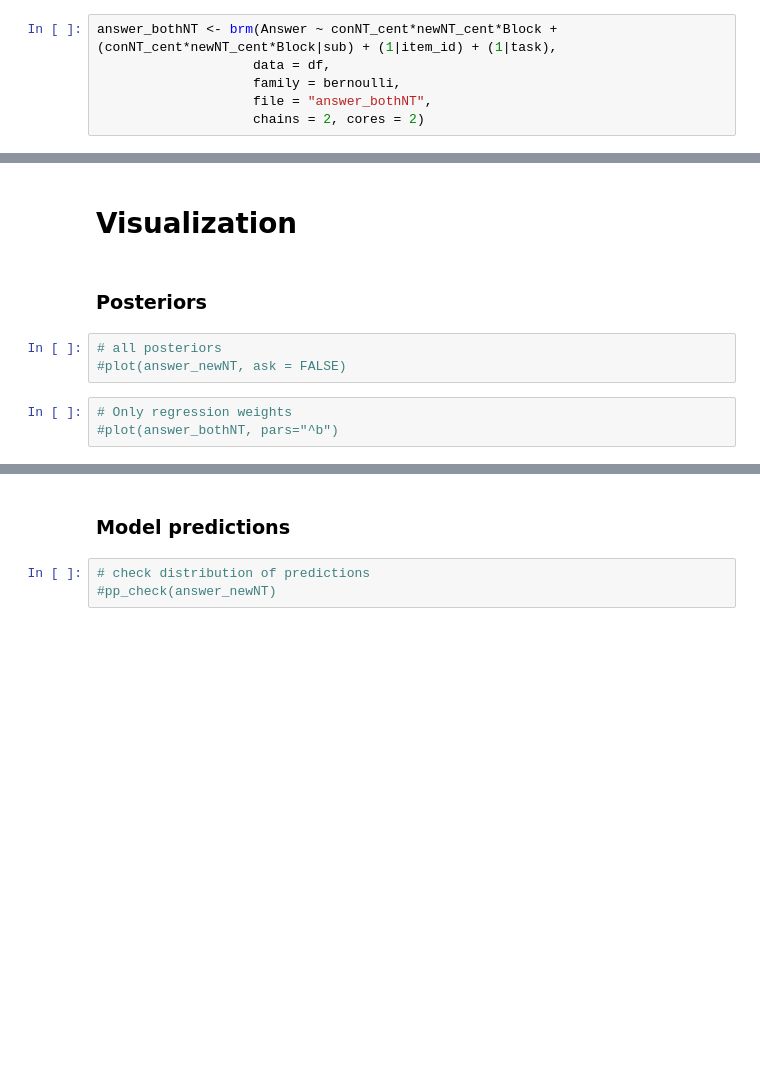
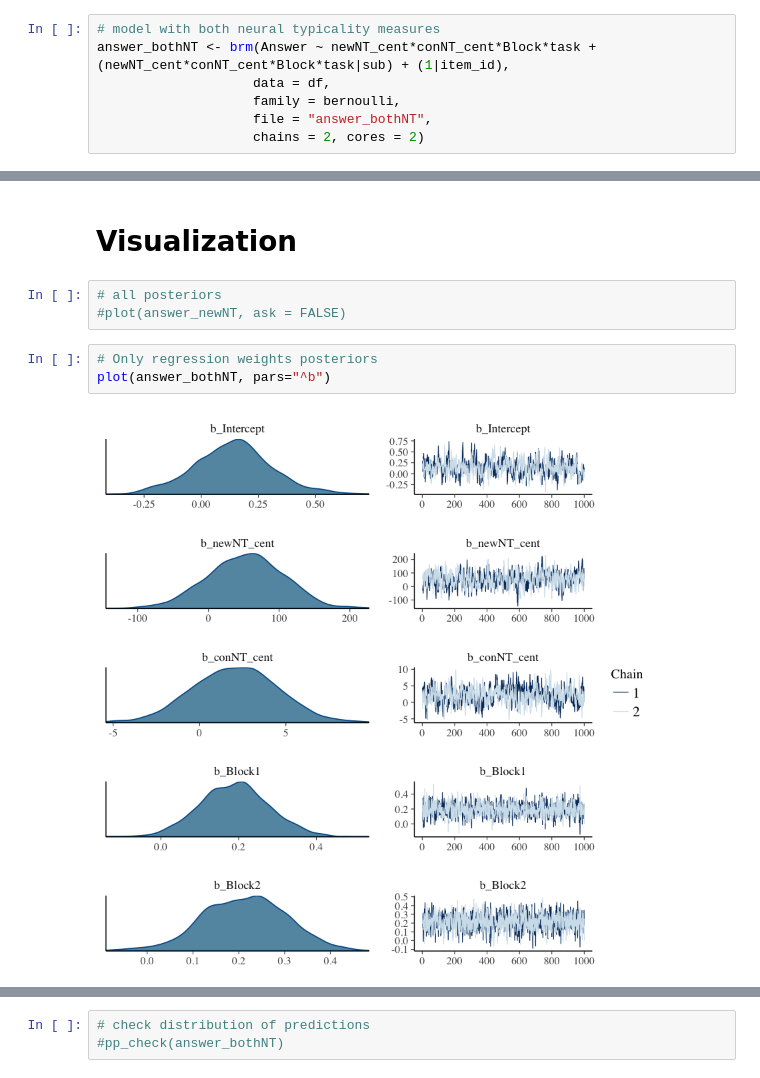
Before and after one commit to oliver-contier/ri_hmax, a Jupyter notebook: brms_analysis.ipynb, the cells around one changed output, grey strips where cells are left out. Saved outputs shown, nothing was run; the diff lists cells and outputs as text; blank space fills up the shorter version.

Commit message:
re-ran nt models with adjusted rfx structure and compared to null model.

```diff
--- a/brms_analysis.ipynb
+++ b/brms_analysis.ipynb
@@ -177,5 +120,6 @@ scale reduction factor on split chains (at convergence, Rhat = 1).
 # %%
-answer_bothNT <- brm(Answer ~ conNT_cent*newNT_cent*Block + (conNT_cent*newNT_cent*Block|sub) + (1|item_id) + (1|task),
+# model with both neural typicality measures
+answer_bothNT <- brm(Answer ~ newNT_cent*conNT_cent*Block*task + (newNT_cent*conNT_cent*Block*task|sub) + (1|item_id),
                     data = df,
                     family = bernoulli,
                     file = "answer_bothNT",
@@ -231,10 +163,10 @@ According to both WAIC and LOO, the order of model fit is:
 # %% [markdown]
 # Visualization
-# %% [markdown]
-### Posteriors
 # %%
 # all posteriors
 #plot(answer_newNT, ask = FALSE)
 # %%
-# Only regression weights
-#plot(answer_bothNT, pars="^b")
+# Only regression weights posteriors
+plot(answer_bothNT, pars="^b")
+# %% [output]
+[figure, added]
@@ -241,7 +177,5 @@ According to both WAIC and LOO, the order of model fit is:
-# %% [markdown]
-### Model predictions
 # %%
 # check distribution of predictions
-#pp_check(answer_newNT)
+#pp_check(answer_bothNT)
 # %%
 # Prediction by marginalized effects
```
Also changed, not shown: parts of 37 cells of this notebook, 1 other file.
